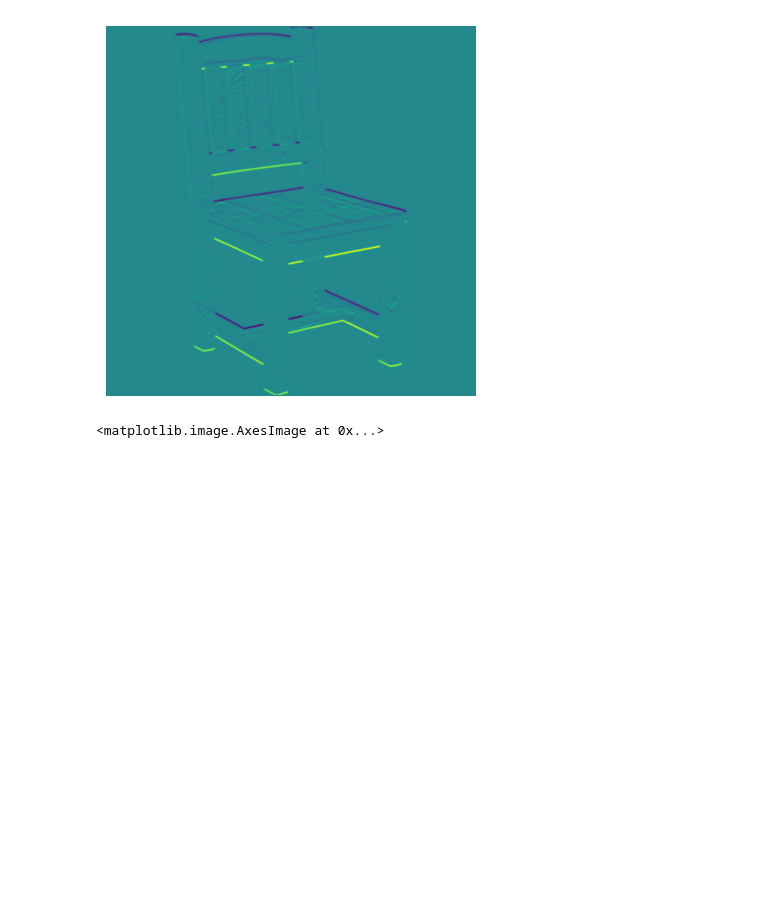
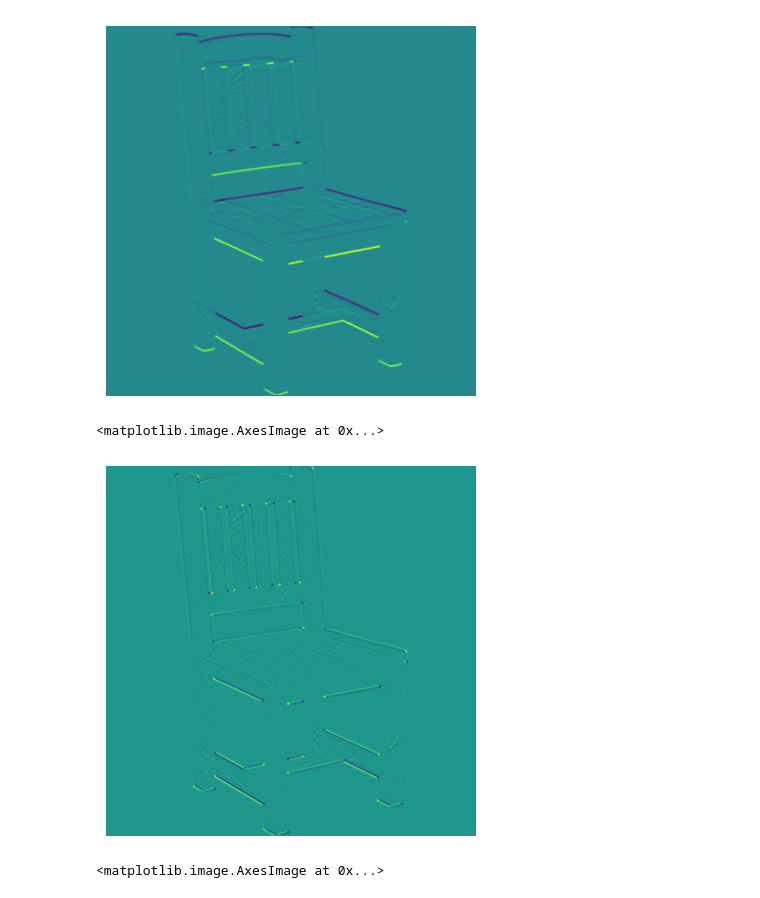
Before and after one commit to prerakl123/ML-Ops, a Jupyter notebook: AML_SRM/Assignment_21-02-2024 and 28-02-2024/Assignment_21-02-2024 and 28-02-2024.ipynb, the cells around one changed output. Drawn from its saved outputs; the diff is of its cells as text; code cells hidden in the pictures; blank space fills up the shorter version.

```diff
--- a/AML_SRM/Assignment_21-02-2024 and 28-02-2024/Assignment_21-02-2024 and 28-02-2024.ipynb
+++ b/AML_SRM/Assignment_21-02-2024 and 28-02-2024/Assignment_21-02-2024 and 28-02-2024.ipynb
@@ -62,6 +62,7 @@ h, w = img.shape
 # Sobel Filter
 sobel_horizontal = cv2.Sobel(img, cv2.CV_64F, 1, 0, ksize=5)
 sobel_vertical = cv2.Sobel(img, cv2.CV_64F, 0, 1, ksize=5)
+sobel_both = cv2.Sobel(img, cv2.CV_64F, 1, 1, ksize=5)
 
 # Laplacian Edge Detector
 laplacian = cv2.Laplacian(img, cv2.CV_64F)
@@ -86,6 +87,12 @@ plt.imshow(sobel_vertical)
 # %% [output]
 <matplotlib.image.AxesImage at 0x...>
 [figure]
+# %%
+plt.axis('off')
+plt.imshow(sobel_both)
+# %% [output]
+<matplotlib.image.AxesImage at 0x...>
+[figure, added]
 # %%
 plt.axis('off')
 plt.imshow(laplacian)
```
Also changed, not shown: 1 other file.
